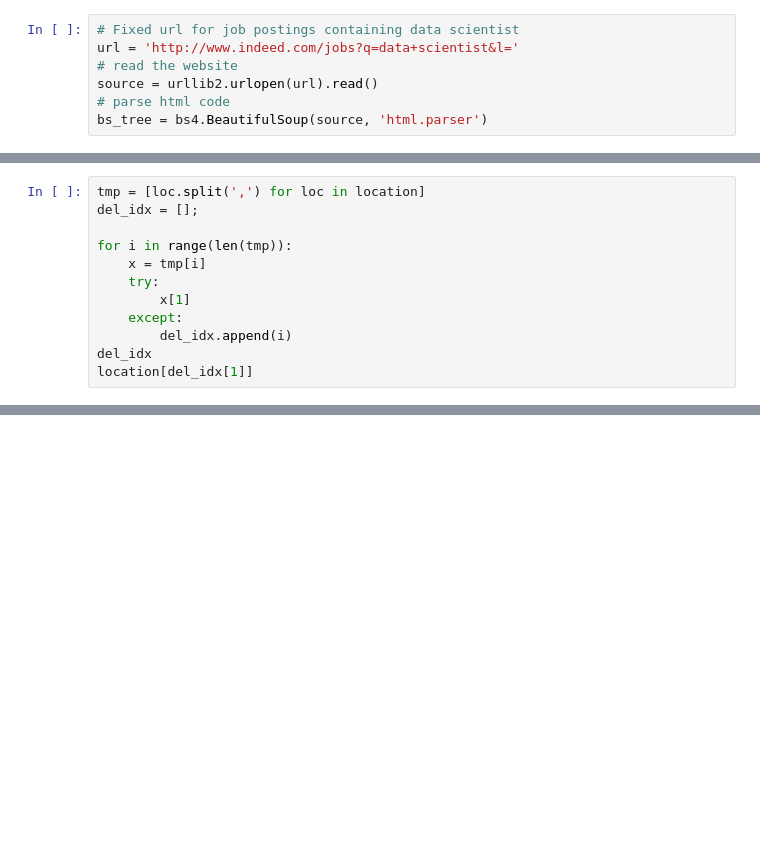
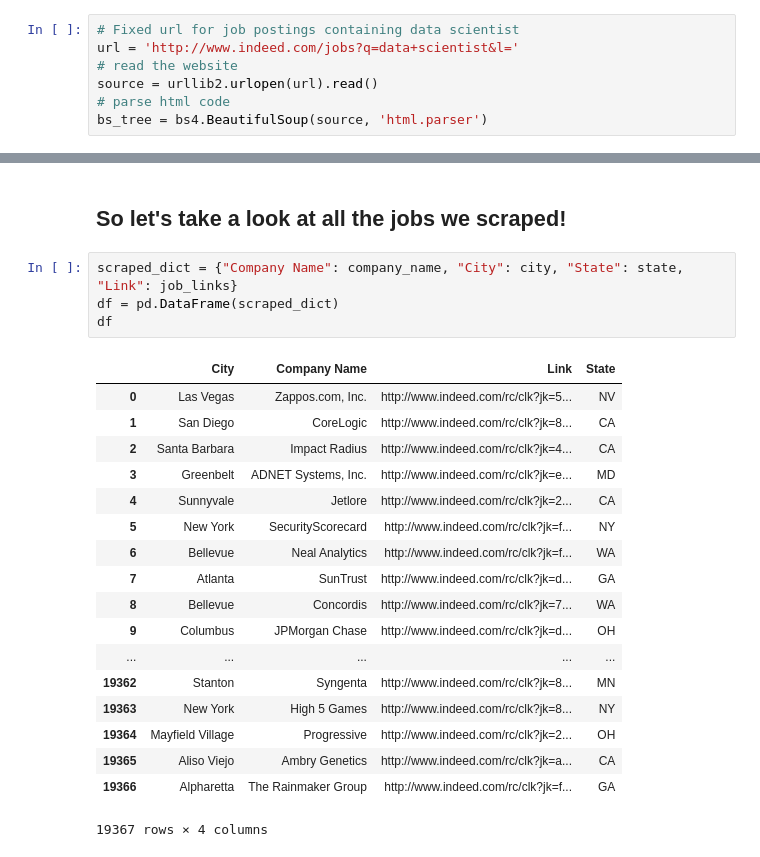
Before and after one commit to harisk87/2015, a Jupyter notebook: Lectures/FirstWebScraper.ipynb, the cells around one changed output, grey strips where cells are left out. Cells and saved outputs as stored; diff of their text form; blank space fills up the shorter version.

```diff
--- a/Lectures/FirstWebScraper.ipynb
+++ b/Lectures/FirstWebScraper.ipynb
@@ -177,12 +61,0 @@ IndexError: list index out of range
-# %%
-tmp = [loc.split(',') for loc in location]
-del_idx = [];
-
-for i in range(len(tmp)):
-    x = tmp[i]
-    try:
-        x[1]
-    except:
-        del_idx.append(i)
-del_idx
-location[del_idx[1]]
@@ -419,0 +192,25 @@ AttributeError: 'ResultSet' object has no attribute 'findAll'
+# %% [markdown]
+## So let's take a look at all the jobs we scraped!
+# %%
+scraped_dict = {"Company Name": company_name, "City": city, "State": state, "Link": job_links}
+df = pd.DataFrame(scraped_dict)
+df
+# %% [output]
+|  | City | Company Name | Link | State |
+| 0 | Las Vegas | Zappos.com, Inc. | http://www.indeed.com/rc/clk?jk=5... | NV |
+| 1 | San Diego | CoreLogic | http://www.indeed.com/rc/clk?jk=8... | CA |
+| 2 | Santa Barbara | Impact Radius | http://www.indeed.com/rc/clk?jk=4... | CA |
+| 3 | Greenbelt | ADNET Systems, Inc. | http://www.indeed.com/rc/clk?jk=e... | MD |
+| 4 | Sunnyvale | Jetlore | http://www.indeed.com/rc/clk?jk=2... | CA |
+| 5 | New York | SecurityScorecard | http://www.indeed.com/rc/clk?jk=f... | NY |
+| 6 | Bellevue | Neal Analytics | http://www.indeed.com/rc/clk?jk=f... | WA |
+| 7 | Atlanta | SunTrust | http://www.indeed.com/rc/clk?jk=d... | GA |
+| 8 | Bellevue | Concordis | http://www.indeed.com/rc/clk?jk=7... | WA |
+| 9 | Columbus | JPMorgan Chase | http://www.indeed.com/rc/clk?jk=d... | OH |
+| ... | ... | ... | ... | ... |
+| 19362 | Stanton | Syngenta | http://www.indeed.com/rc/clk?jk=8... | MN |
+| 19363 | New York | High 5 Games | http://www.indeed.com/rc/clk?jk=8... | NY |
+| 19364 | Mayfield Village | Progressive | http://www.indeed.com/rc/clk?jk=2... | OH |
+| 19365 | Aliso Viejo | Ambry Genetics | http://www.indeed.com/rc/clk?jk=a... | CA |
+| 19366 | Alpharetta | The Rainmaker Group | http://www.indeed.com/rc/clk?jk=f... | GA |
+19367 rows × 4 columns
```
Also changed, not shown: parts of 53 cells of this notebook, 3 other files.
